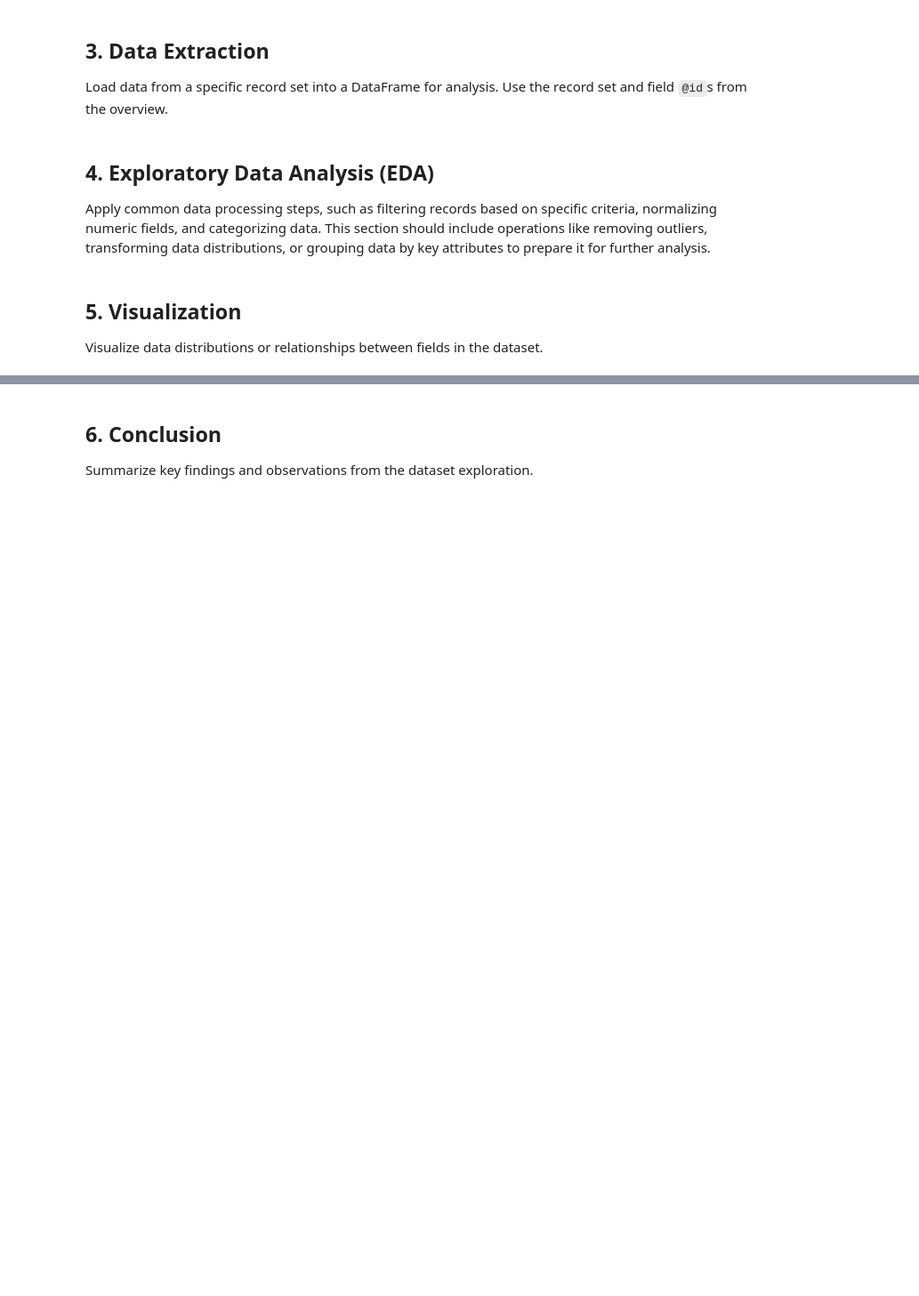
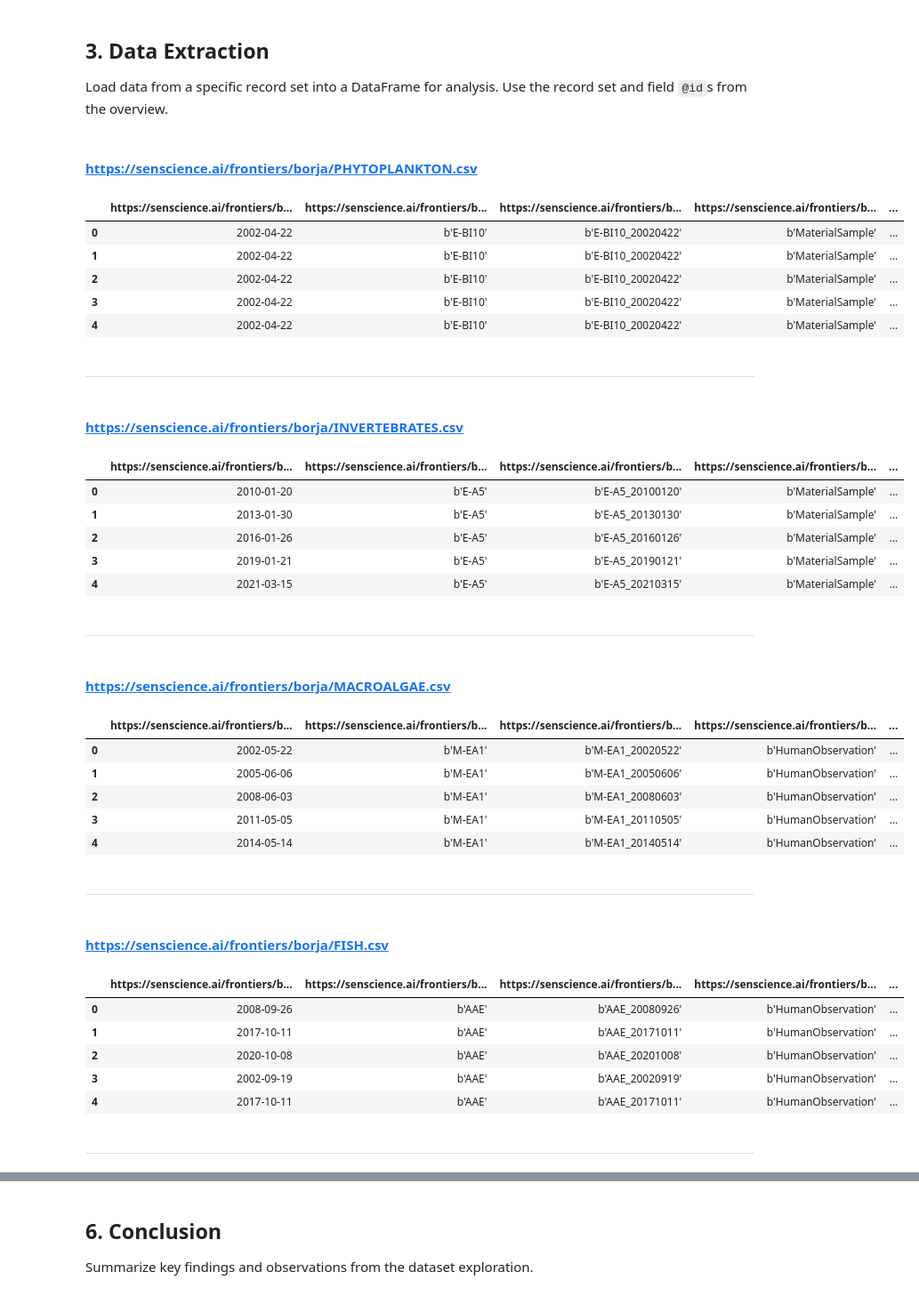
Before and after one commit to senscience/notebooks-dev, a Jupyter notebook: Borja_2024_Marine_Biodiversity_Environmental_Data_Dataset/notebook.ipynb, the cells around one changed output, grey strips where cells are left out. Shown at 89% size. Drawn from its saved outputs; the diff is of its cells as text; code cells hidden in the pictures; blank space fills up the shorter version.

```diff
--- a/Borja_2024_Marine_Biodiversity_Environmental_Data_Dataset/notebook.ipynb
+++ b/Borja_2024_Marine_Biodiversity_Environmental_Data_Dataset/notebook.ipynb
@@ -53,27 +64,0 @@ dataframes[selected_record_set].head()
-# %% [markdown]
-## 4. Exploratory Data Analysis (EDA)
-Apply common data processing steps, such as filtering records based on specific criteria, normalizing numeric fields, and categorizing data. This section should include operations like removing outliers, transforming data distributions, or grouping data by key attributes to prepare it for further analysis.
-# %%
-# Select a numeric field for analysis
-record_set_id = 'https://senscience.ai/frontiers/borja/METADATA.csv'
-numeric_field = 'https://senscience.ai/frontiers/borja/METADATA.csv/decimallatitude'
-
-threshold = 43.3
-filtered_df = dataframes[record_set_id][dataframes[record_set_id][numeric_field] > threshold]
-print(f"Filtered records with {numeric_field} > {threshold}:")
-print(filtered_df.head())
-
-# Normalize the selected numeric field
-filtered_df[f"{numeric_field}_normalized"] = (filtered_df[numeric_field] - filtered_df[numeric_field].mean()) / filtered_df[numeric_field].std()
-print(f"Normalized {numeric_field} for filtered records:")
-print(filtered_df[[numeric_field, f"{numeric_field}_normalized"]].head())
-
-# Group data by a key attribute
-group_field = 'https://senscience.ai/frontiers/borja/METADATA.csv/siteid'
-if group_field in dataframes[record_set_id].columns:
-    grouped_df = filtered_df.groupby(group_field).mean()
-    print(f"Grouped data by {group_field}:")
-    print(grouped_df.head())
-# %% [markdown]
-## 5. Visualization
-Visualize data distributions or relationships between fields in the dataset.
@@ -90,0 +65,50 @@ plt.show()
+# %%
+record_set_ids = [
+    'https://senscience.ai/frontiers/borja/PHYTOPLANKTON.csv',
+    'https://senscience.ai/frontiers/borja/INVERTEBRATES.csv',
+    'https://senscience.ai/frontiers/borja/MACROALGAE.csv',
+    'https://senscience.ai/frontiers/borja/FISH.csv'
+]
+
+dataframes = {
+    record_set_id: pd.DataFrame(list(dataset.records(record_set=record_set_id)))
+    for record_set_id in record_set_ids
+}
+
+for name, df in dataframes.items():
+    display(Markdown(f"#### {name}"))
+    display(df.head())
+    display(Markdown("---"))
+# %% [output]
+#### https://senscience.ai/frontiers/borja/PHYTOPLANKTON.csv
+|  | https://senscience.ai/frontiers/b... | https://senscience.ai/frontiers/b... | https://senscience.ai/frontiers/b... | https://senscience.ai/frontiers/b... | ... |
+| 0 | 2002-04-22 | b'E-BI10' | b'E-BI10_20020422' | b'MaterialSample' | ... |
+| 1 | 2002-04-22 | b'E-BI10' | b'E-BI10_20020422' | b'MaterialSample' | ... |
+| 2 | 2002-04-22 | b'E-BI10' | b'E-BI10_20020422' | b'MaterialSample' | ... |
+| 3 | 2002-04-22 | b'E-BI10' | b'E-BI10_20020422' | b'MaterialSample' | ... |
+| 4 | 2002-04-22 | b'E-BI10' | b'E-BI10_20020422' | b'MaterialSample' | ... |
+---
+#### https://senscience.ai/frontiers/borja/INVERTEBRATES.csv
+|  | https://senscience.ai/frontiers/b... | https://senscience.ai/frontiers/b... | https://senscience.ai/frontiers/b... | https://senscience.ai/frontiers/b... | ... |
+| 0 | 2010-01-20 | b'E-A5' | b'E-A5_20100120' | b'MaterialSample' | ... |
+| 1 | 2013-01-30 | b'E-A5' | b'E-A5_20130130' | b'MaterialSample' | ... |
+| 2 | 2016-01-26 | b'E-A5' | b'E-A5_20160126' | b'MaterialSample' | ... |
+| 3 | 2019-01-21 | b'E-A5' | b'E-A5_20190121' | b'MaterialSample' | ... |
+| 4 | 2021-03-15 | b'E-A5' | b'E-A5_20210315' | b'MaterialSample' | ... |
+---
+#### https://senscience.ai/frontiers/borja/MACROALGAE.csv
+|  | https://senscience.ai/frontiers/b... | https://senscience.ai/frontiers/b... | https://senscience.ai/frontiers/b... | https://senscience.ai/frontiers/b... | ... |
+| 0 | 2002-05-22 | b'M-EA1' | b'M-EA1_20020522' | b'HumanObservation' | ... |
+| 1 | 2005-06-06 | b'M-EA1' | b'M-EA1_20050606' | b'HumanObservation' | ... |
+| 2 | 2008-06-03 | b'M-EA1' | b'M-EA1_20080603' | b'HumanObservation' | ... |
+| 3 | 2011-05-05 | b'M-EA1' | b'M-EA1_20110505' | b'HumanObservation' | ... |
+| 4 | 2014-05-14 | b'M-EA1' | b'M-EA1_20140514' | b'HumanObservation' | ... |
+---
+#### https://senscience.ai/frontiers/borja/FISH.csv
+|  | https://senscience.ai/frontiers/b... | https://senscience.ai/frontiers/b... | https://senscience.ai/frontiers/b... | https://senscience.ai/frontiers/b... | ... |
+| 0 | 2008-09-26 | b'AAE' | b'AAE_20080926' | b'HumanObservation' | ... |
+| 1 | 2017-10-11 | b'AAE' | b'AAE_20171011' | b'HumanObservation' | ... |
+| 2 | 2020-10-08 | b'AAE' | b'AAE_20201008' | b'HumanObservation' | ... |
+| 3 | 2002-09-19 | b'AAE' | b'AAE_20020919' | b'HumanObservation' | ... |
+| 4 | 2017-10-11 | b'AAE' | b'AAE_20171011' | b'HumanObservation' | ... |
+---
```
Also changed, not shown: parts of 19 cells of this notebook.
